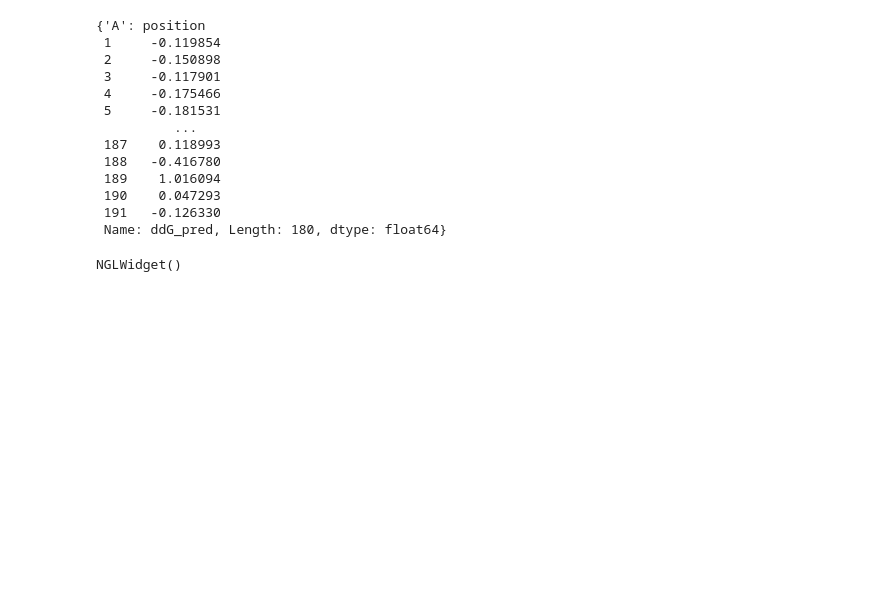
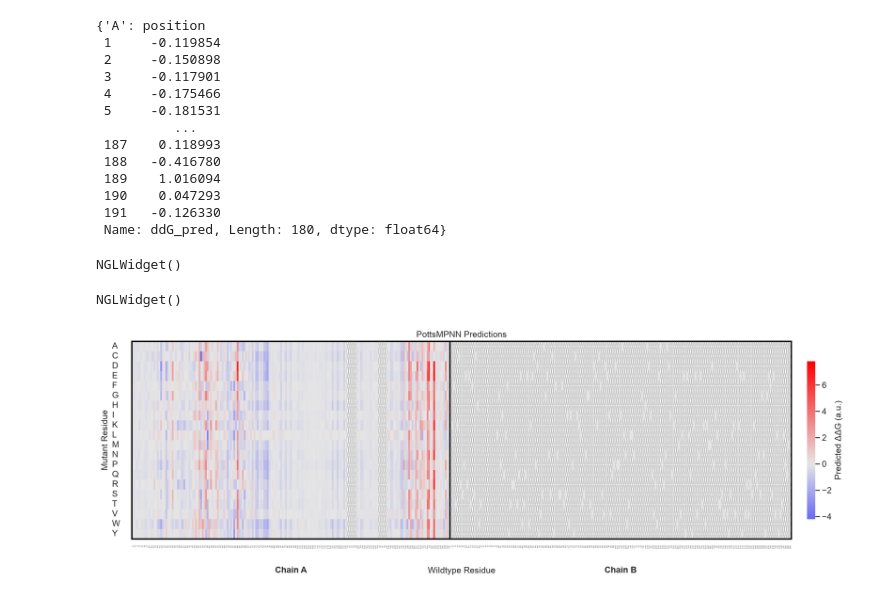
Before and after one commit to jacksonh1/snekwrap, a Jupyter notebook: examples/pottsmpnn/energy_prediction.ipynb, the cells around one changed output. Drawn from its saved outputs; the diff is of its cells as text; code cells hidden in the pictures; blank space fills up the shorter version.

```diff
--- a/examples/pottsmpnn/energy_prediction.ipynb
+++ b/examples/pottsmpnn/energy_prediction.ipynb
@@ -208,6 +216,14 @@ binding_result.position_means()
 binding_result.view_structure()
 # %% [output]
 NGLWidget()
+# %%
+binding_result.view_structure(agg="min")
+# %% [output]
+NGLWidget()
+# %%
+binding_result.plot_heatmap()
+# %% [output]
+[figure, added]
 # %%
 # from IPython.display import display
 # import py3Dmol
```
Also changed, not shown: parts of 2 cells of this notebook, 3 other files.
